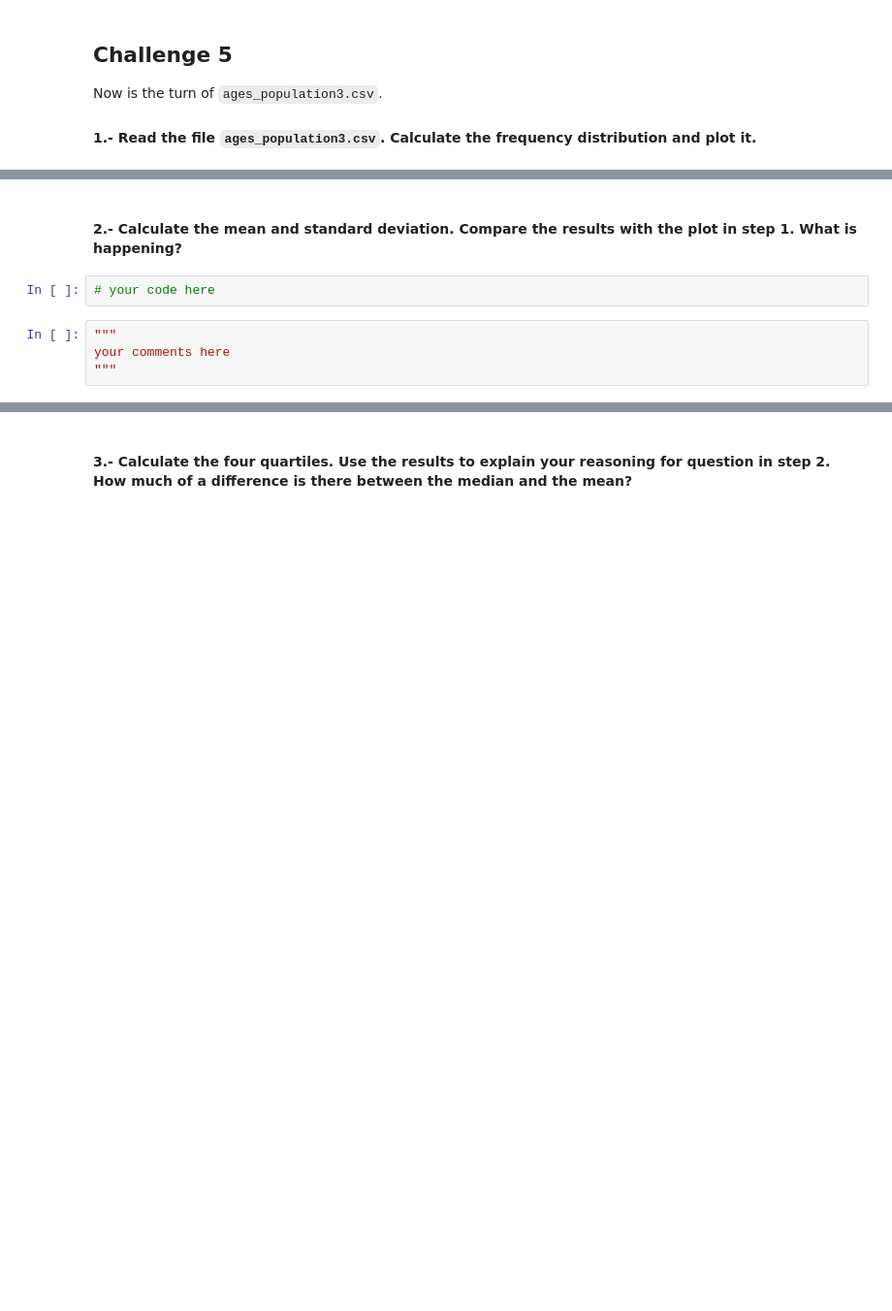
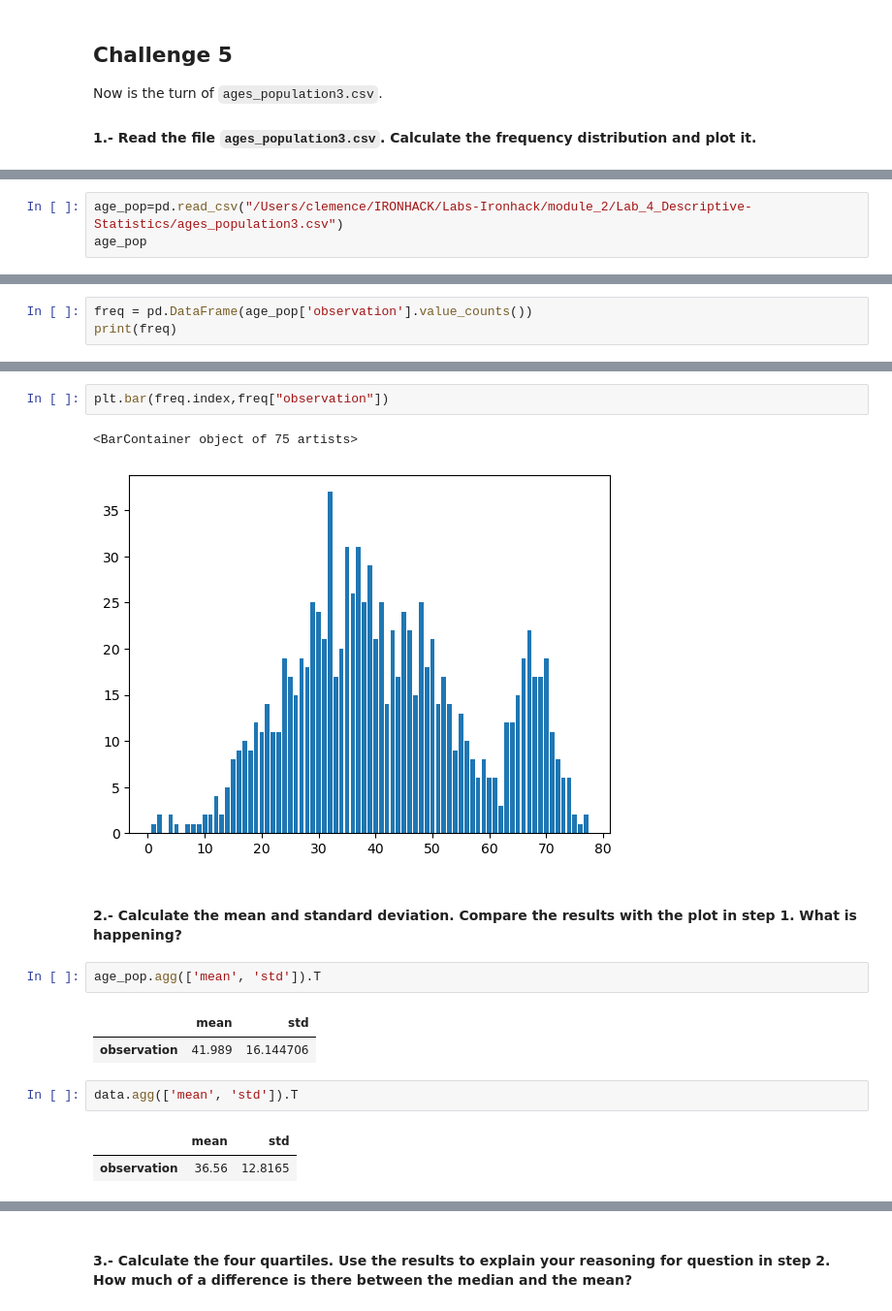
Before and after one commit to ClemenceLegrand/Labs-Ironhack, a Jupyter notebook: module_2/Lab_4_Descriptive-Statistics/main.ipynb, the cells around one changed output, grey strips where cells are left out. Shown at 97% size. Saved outputs shown, nothing was run; the diff lists cells and outputs as text; blank space fills up the shorter version.

Commit message:
Lab 4 Descriptive stats almost finished, lacking analysis

```diff
--- a/module_2/Lab_4_Descriptive-Statistics/main.ipynb
+++ b/module_2/Lab_4_Descriptive-Statistics/main.ipynb
@@ -493,0 +492,3 @@ Now is the turn of `ages_population3.csv`.
+# %%
+age_pop=pd.read_csv("/Users/clemence/IRONHACK/Labs-Ironhack/module_2/Lab_4_Descriptive-Statistics/ages_population3.csv")
+age_pop
@@ -493,0 +509,3 @@ Now is the turn of `ages_population3.csv`.
+# %%
+freq = pd.DataFrame(age_pop['observation'].value_counts())
+print(freq)
@@ -494,8 +527,17 @@ Now is the turn of `ages_population3.csv`.
+# %%
+plt.bar(freq.index,freq["observation"])
+# %% [output]
+<BarContainer object of 75 artists>
+[figure, added]
 # %% [markdown]
 #### 2.- Calculate the mean and standard deviation. Compare the results with the plot in step 1. What is happening?
-# %%
-# your code here
-# %%
-"""
-your comments here
-"""
+# %%
+age_pop.agg(['mean', 'std']).T
+# %% [output]
+|  | mean | std |
+| observation | 41.989 | 16.144706 |
+# %%
+data.agg(['mean', 'std']).T
+# %% [output]
+|  | mean | std |
+| observation | 36.56 | 12.8165 |
```
Also changed, not shown: parts of 12 cells of this notebook, 1 other file.
